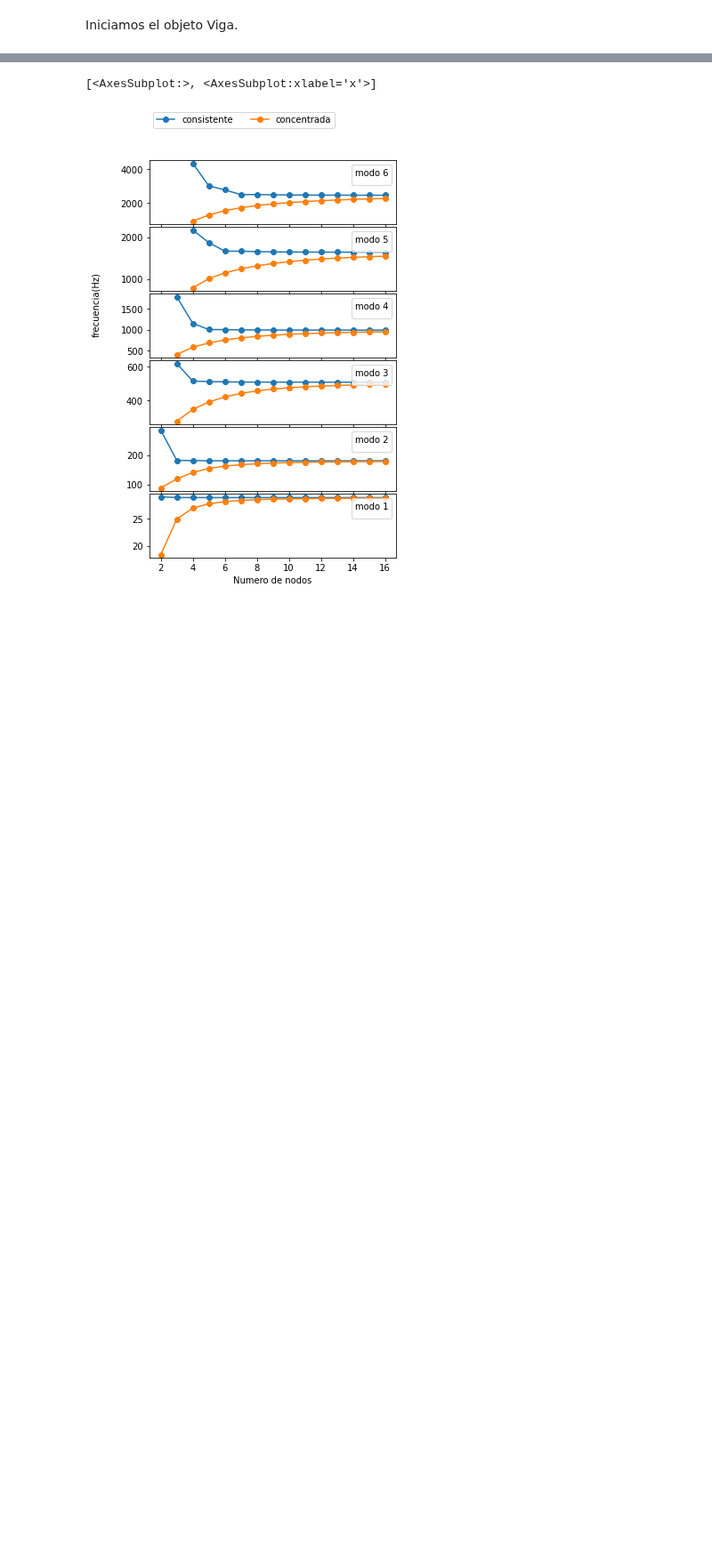
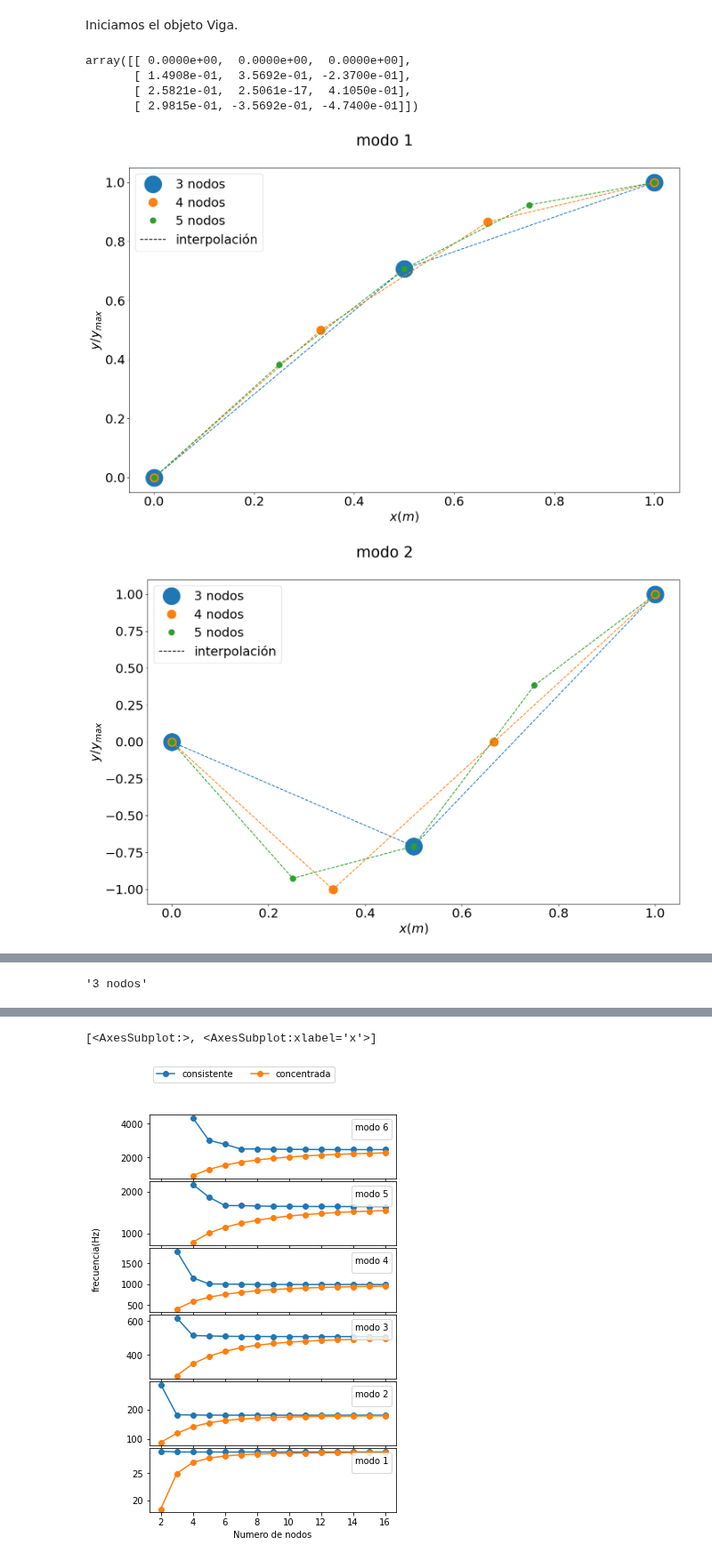
Before and after one commit to Modelizacion-de-Materiales/ModelizacionSolucionProblemas, a Jupyter notebook: Guia4-MEF-dt/Guia4-python/Ejercicio1/Ejercicio1.ipynb, the cells around one changed output, grey strips where cells are left out. Shown at 89% size. Saved outputs shown, nothing was run; the diff lists cells and outputs as text; code cells hidden in the pictures; blank space fills up the shorter version.

```diff
--- a/Guia4-MEF-dt/Guia4-python/Ejercicio1/Ejercicio1.ipynb
+++ b/Guia4-MEF-dt/Guia4-python/Ejercicio1/Ejercicio1.ipynb
@@ -5,8 +5,15 @@ from viga import Viga
 import plotfrecs as pf
 import pdb
 import matplotlib.pyplot as plt
+from mefmods import NT1, NT2, NT3, NT4, NL1DA, NL1DB
 plt.style.use('default')
 plt.rc('figure', figsize=(15,10))
 plt.rc('font', size=22)
 modo = 'long'
 modo_name = 'Longitudinal'
+glxn = 1
+interpolators = [NL1DA, NL1DB]
+#interpolators = [NT1, NT2, NT3, NT4]
+# %%
+def EvalInterpolators(x, le, interpolators = [NL1DA, NL1DB]):
+    return np.vstack([N(x,le) for N in interpolators])
@@ -34,0 +54,47 @@ labels=('consistentes', 'concentradadas')
+# %%
+modes = [1,2,3,4]
+# %%
+ds[2][0]
+# %% [output]
+array([[ 0.0000e+00,  0.0000e+00,  0.0000e+00],
+       [ 1.4908e-01,  3.5692e-01, -2.3700e-01],
+       [ 2.5821e-01,  2.5061e-17,  4.1050e-01],
+       [ 2.9815e-01, -3.5692e-01, -4.7400e-01]])
+# %%
+x = {}
+y = {}
+xx = {}
+yy = {}
+
+for nnodes in np.arange(3,10):
+    x[nnodes] = np.linspace(0,1,nnodes)
+    y[nnodes] = {}
+    xx[nnodes] = {}
+    yy[nnodes] = {}
+    for mode in modes:
+        if mode > ds[nnodes-2][0].shape[1]:
+            continue
+        thismode = ds[nnodes-2][0][:,mode-1]
+        y[nnodes][mode] = thismode[::glxn]
+        xx[nnodes][mode], yy[nnodes][mode] = Interpolate1DSolutions(x[nnodes], thismode, interpolators=interpolators, glxn=glxn)
+# %%
+interpoline = mlines.Line2D([],[], linestyle = '--', color='k')
+for mode in modes:
+    ls = []
+    fig, ax = plt.subplots()
+    for NNODES in np.arange(3,6): #,4]:
+        if mode > ds[NNODES-2][0].shape[1]:
+            continue
+        thismode = ds[NNODES-2][0][:,mode-1]
+        ls.append(ax.plot(x[NNODES],y[NNODES][mode]/y[NNODES][mode][-1],'o', label=f'{NNODES} nodos', ms=30/(NNODES-2)))
+        ax.plot(xx[NNODES][mode], yy[NNODES][mode]/y[NNODES][mode][-1], '--', c = ls[-1][0].get_color())
+    solution_handles = [l[0] for l in ls]+[interpoline]
+    solution_labels = [l[0].get_label() for l in ls]+['interpolación']
+    ax.legend(handles = solution_handles, labels=solution_labels)
+    ax.set_ylabel('$y/y_{max}$')
+    ax.set_xlabel('$x (m)$')
+    fig.suptitle(f'modo {mode}')
+    fig.tight_layout()
+# %% [output]
+[figure, added]
+[figure, added]
@@ -35,3 +103,7 @@ labels=('consistentes', 'concentradadas')
+# %%
+ls[0][0].get_label()
+# %% [output]
+'3 nodos'
 # %%
 fig = pf.plotmodes(MODES, [2, 3, 4], dv, labels, modo_name, modo = modo , glstep=1)
 # %% [output]
```
Also changed, not shown: parts of 5 cells of this notebook.
